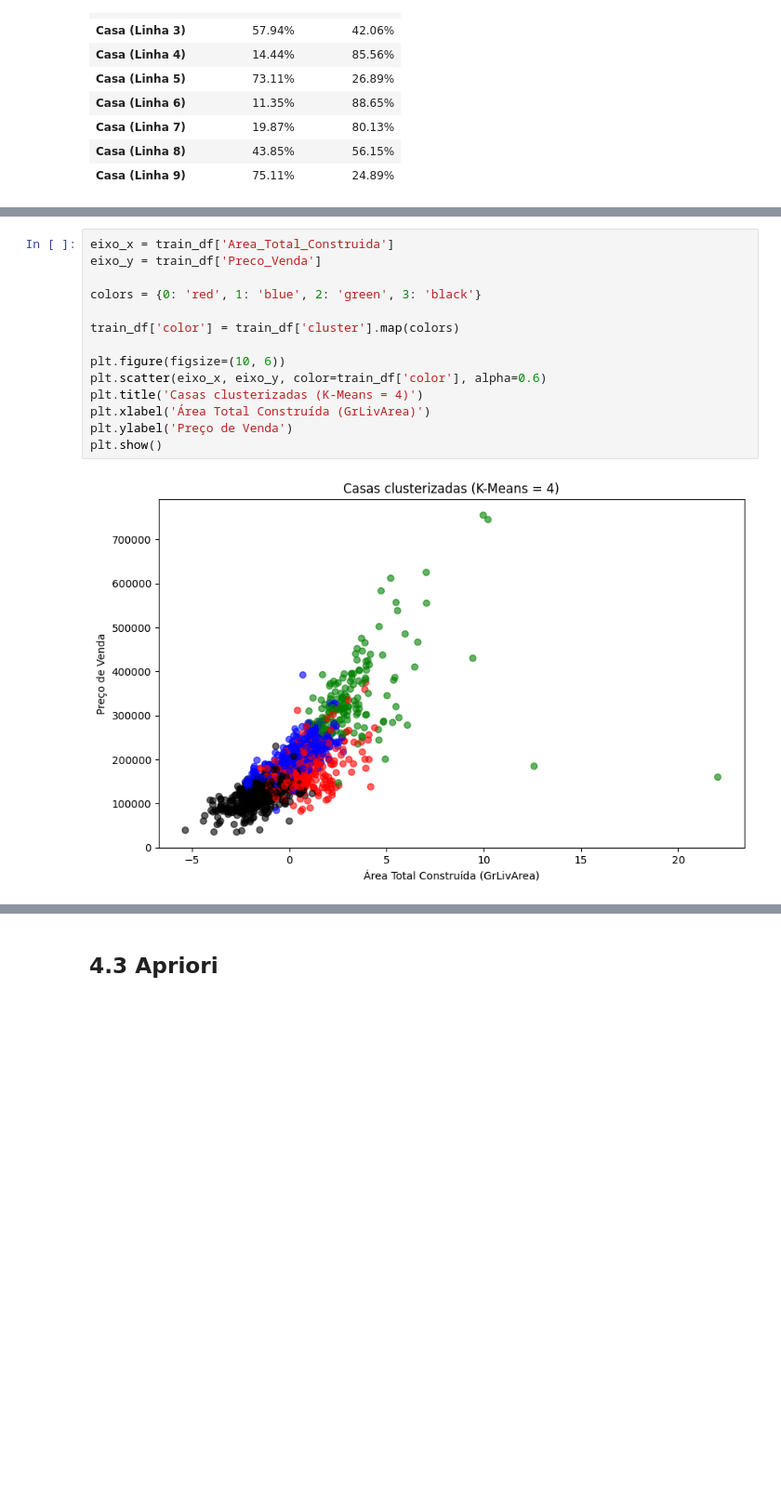
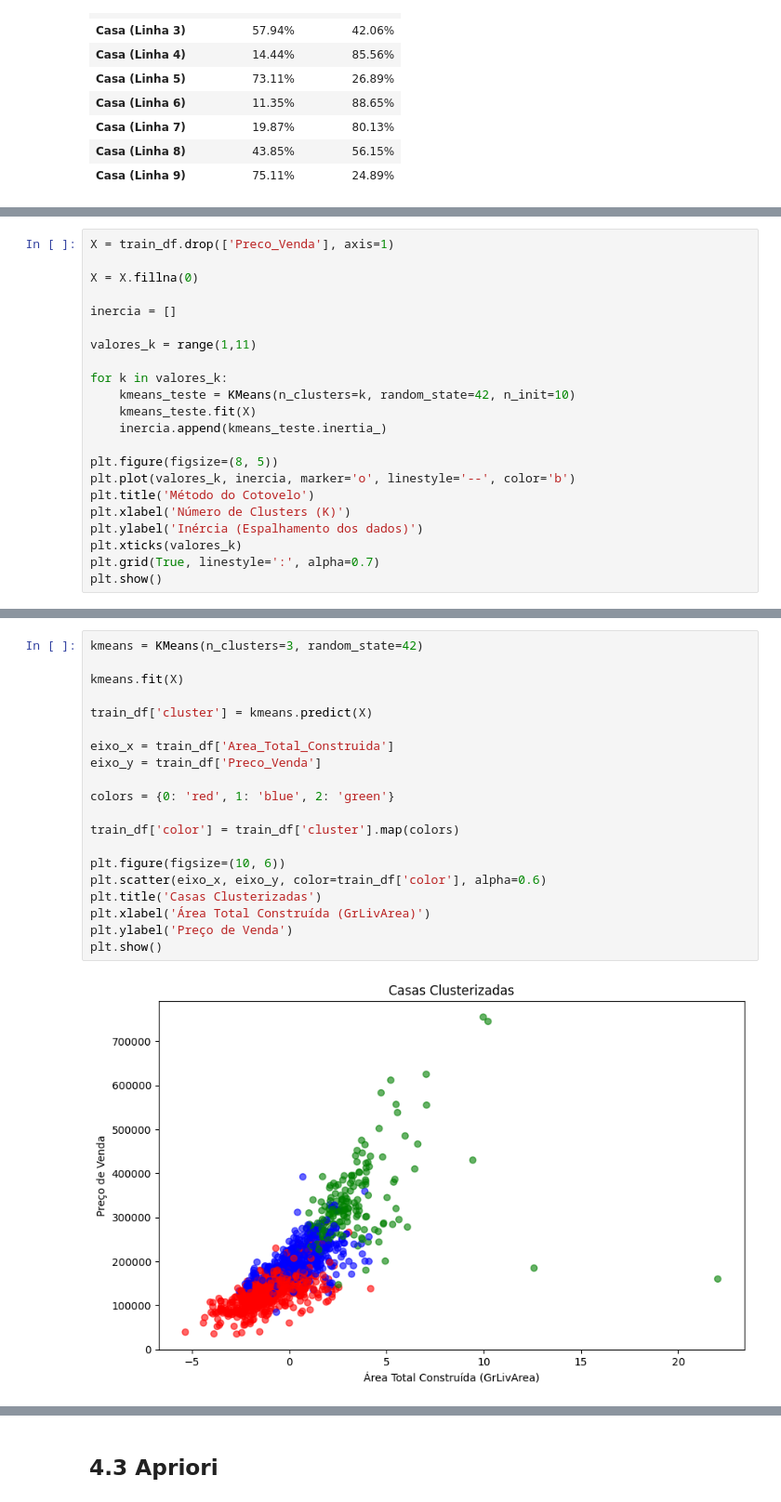
Before and after one commit to Mauro-devs/DataAnalysis, a Jupyter notebook: notebook.ipynb, the cells around one changed output, grey strips where cells are left out. Shown at 93% size. Drawn from its saved outputs; the diff is of its cells as text; blank space fills up the shorter version.

```diff
--- a/notebook.ipynb
+++ b/notebook.ipynb
@@ -464,0 +465,22 @@ train_df['cluster'] = kmeans.predict(X)
+# %%
+X = train_df.drop(['Preco_Venda'], axis=1)
+
+X = X.fillna(0)
+
+inercia = []
+
+valores_k = range(1,11)
+
+for k in valores_k:
+    kmeans_teste = KMeans(n_clusters=k, random_state=42, n_init=10)
+    kmeans_teste.fit(X)
+    inercia.append(kmeans_teste.inertia_)
+
+plt.figure(figsize=(8, 5))
+plt.plot(valores_k, inercia, marker='o', linestyle='--', color='b')
+plt.title('Método do Cotovelo')
+plt.xlabel('Número de Clusters (K)')
+plt.ylabel('Inércia (Espalhamento dos dados)')
+plt.xticks(valores_k)
+plt.grid(True, linestyle=':', alpha=0.7)
+plt.show()
@@ -465,16 +495,22 @@ train_df['cluster'] = kmeans.predict(X)
 # %%
+kmeans = KMeans(n_clusters=3, random_state=42)
+
+kmeans.fit(X)
+
+train_df['cluster'] = kmeans.predict(X)
+
 eixo_x = train_df['Area_Total_Construida']
 eixo_y = train_df['Preco_Venda']
 
-colors = {0: 'red', 1: 'blue', 2: 'green', 3: 'black'}
+colors = {0: 'red', 1: 'blue', 2: 'green'}
 
 train_df['color'] = train_df['cluster'].map(colors)
 
 plt.figure(figsize=(10, 6))
 plt.scatter(eixo_x, eixo_y, color=train_df['color'], alpha=0.6)
-plt.title('Casas clusterizadas (K-Means = 4)')
+plt.title('Casas Clusterizadas')
 plt.xlabel('Área Total Construída (GrLivArea)')
 plt.ylabel('Preço de Venda')
 plt.show()
 # %% [output]
-[figure, old version]
+[figure, new version]
```
Also changed, not shown: parts of 21 cells of this notebook.
